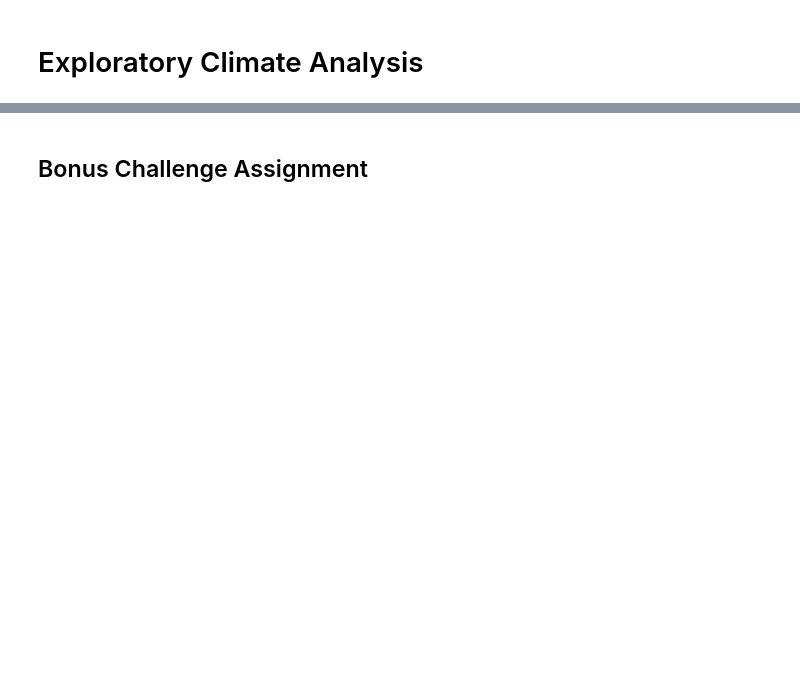
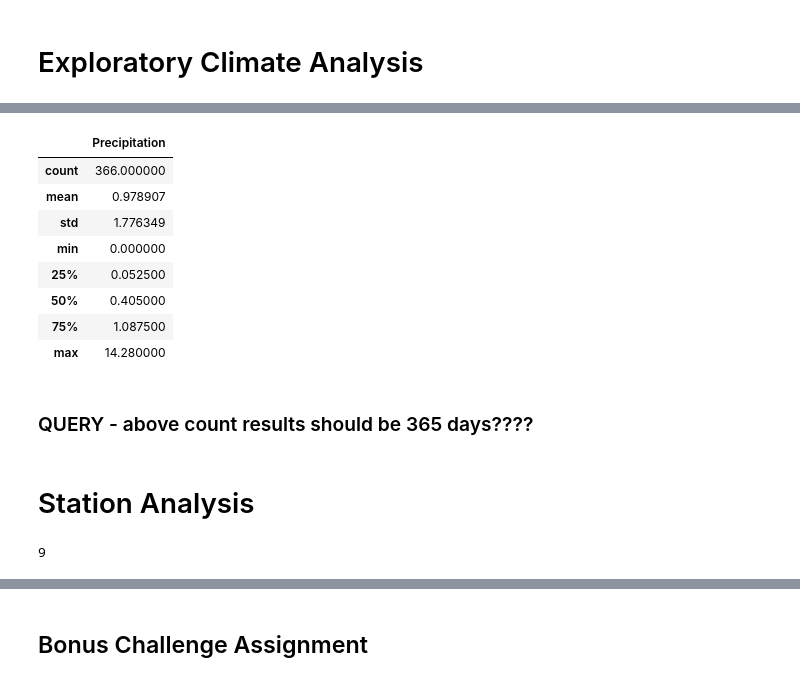
Before and after one commit to vjuliana/SQLAlchemy-Challenge, a Jupyter notebook: climate_starter.ipynb, the cells around one changed output, grey strips where cells are left out. Drawn from its saved outputs; the diff is of its cells as text; code cells hidden in the pictures; blank space fills up the shorter version.

```diff
--- a/climate_starter.ipynb
+++ b/climate_starter.ipynb
@@ -45,7 +134,26 @@ engine = create_engine("sqlite:///Resources/hawaii.sqlite")
 # %%
 # Use Pandas to calcualte the summary statistics for the precipitation data
+scores_df.describe()
+# %% [output]
+|  | Precipitation |
+| count | 366.000000 |
+| mean | 0.978907 |
+| std | 1.776349 |
+| min | 0.000000 |
+| 25% | 0.052500 |
+| 50% | 0.405000 |
+| 75% | 1.087500 |
+| max | 14.280000 |
+# %% [markdown]
+### QUERY - above count results should be 365 days????
+# %% [markdown]
+# Station Analysis
 # %%
 # Design a query to show how many stations are available in this dataset?
+station_count = session.query(Measurement.station).group_by(Measurement.station).count()
+station_count
+# %% [output]
+9
 # %%
 # What are the most active stations? (i.e. what stations have the most rows)?
 # List the stations and the counts in descending order.
```
Also changed, not shown: parts of 22 cells of this notebook.
